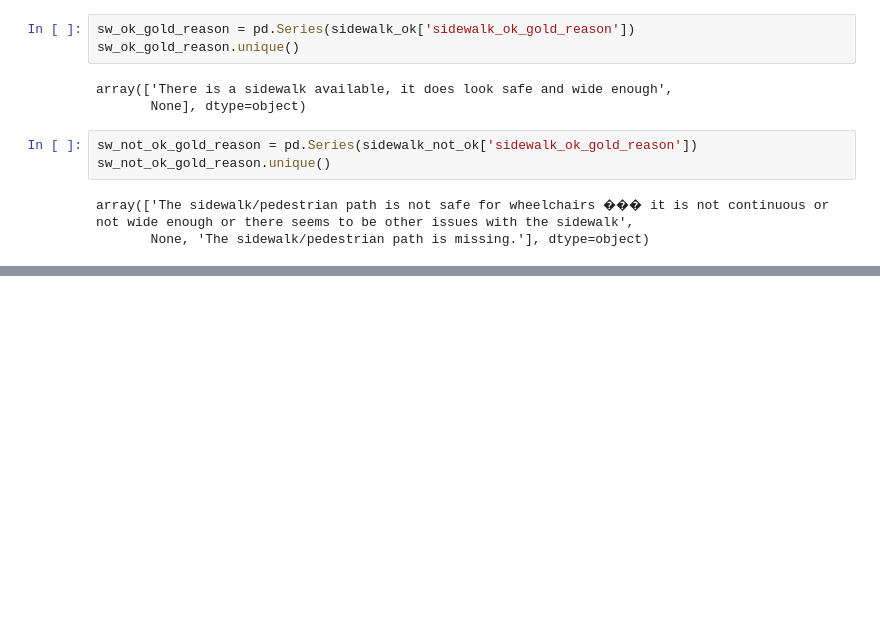
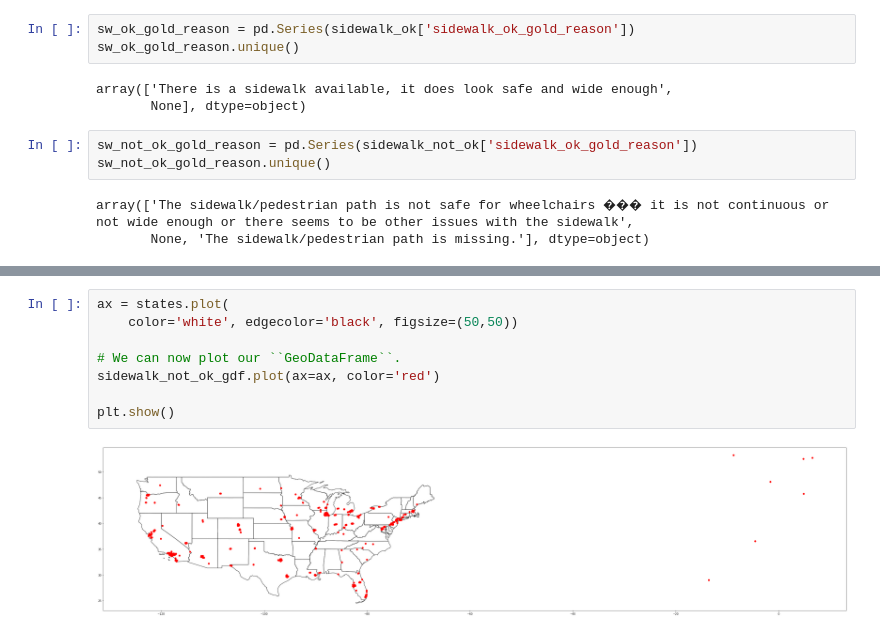
Before and after one commit to nicolacave/capstone_1, a Jupyter notebook: spark_book.ipynb, the cells around one changed output, grey strips where cells are left out. Saved outputs shown, nothing was run; the diff lists cells and outputs as text; blank space fills up the shorter version.

```diff
--- a/spark_book.ipynb
+++ b/spark_book.ipynb
@@ -141,0 +161,10 @@ array(['The sidewalk/pedestrian path is not safe for wheelchairs ��� it is
+# %%
+ax = states.plot(
+    color='white', edgecolor='black', figsize=(50,50))
+
+# We can now plot our ``GeoDataFrame``.
+sidewalk_not_ok_gdf.plot(ax=ax, color='red')
+
+plt.show()
+# %% [output]
+[figure, added]
```
Also changed, not shown: parts of 3 cells of this notebook.
